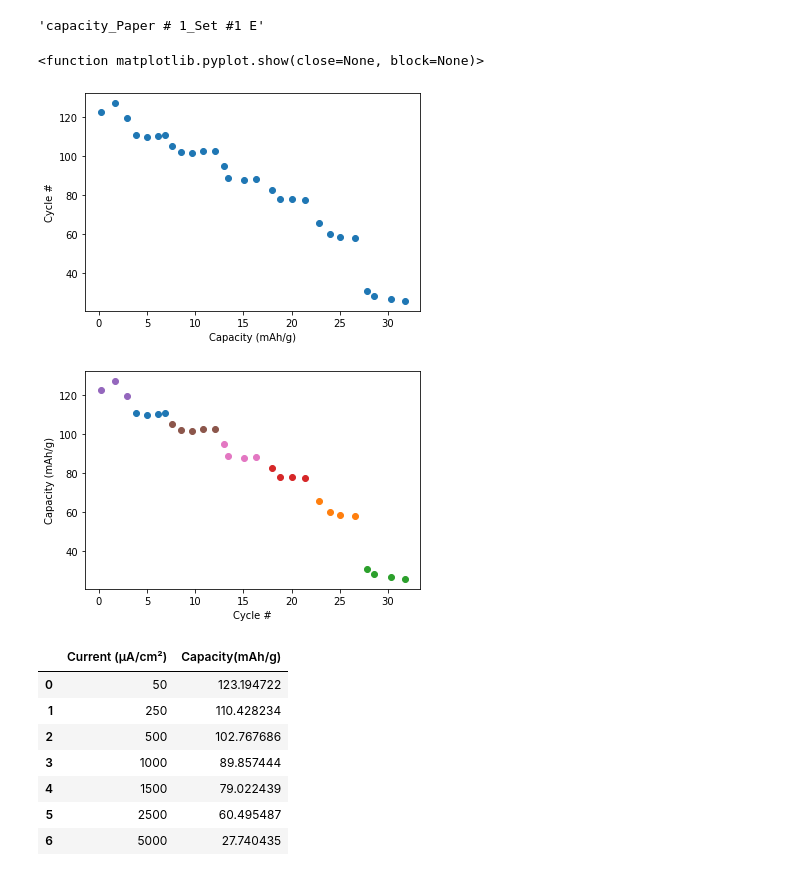
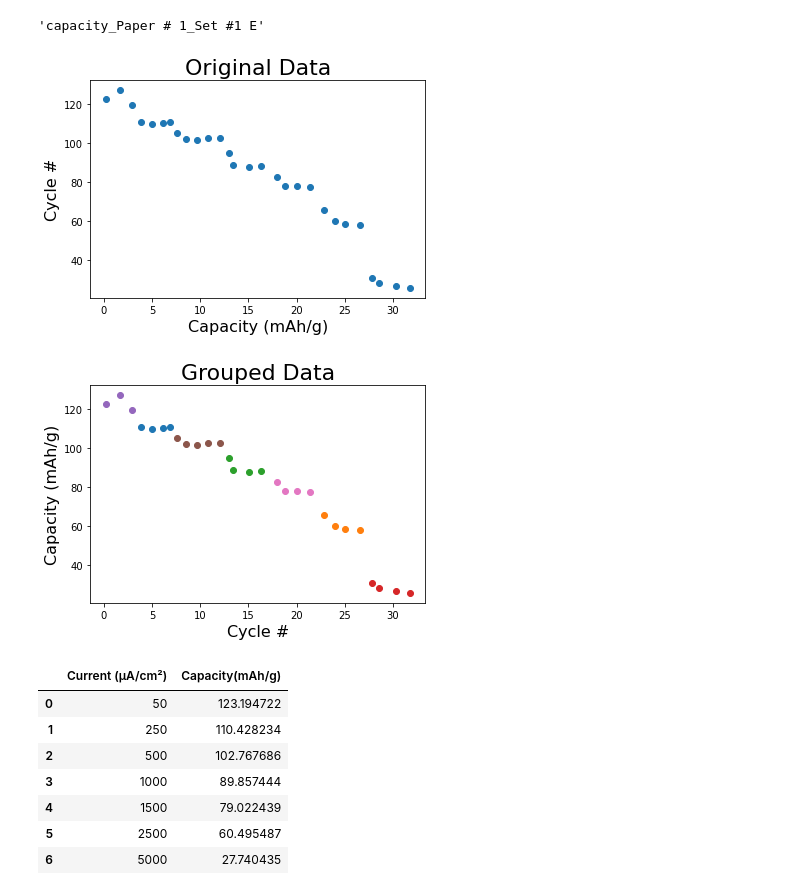
Before and after one commit to BatteryDesign/BatteryRateCap, a Jupyter notebook: Demo/Demo_data_conversion.ipynb, the cells around one changed output. Drawn from its saved outputs; the diff is of its cells as text; code cells hidden in the pictures.

Commit message:
update axis label fontsize

```diff
--- a/Demo/Demo_data_conversion.ipynb
+++ b/Demo/Demo_data_conversion.ipynb
@@ -134,20 +134,22 @@ user_selected_paper
 'capacity_Paper # 1_Set #1 E'
 # %%
 plt.scatter(globals()[user_selected_paper][:,0], globals()[user_selected_paper][:,1])
-plt.xlabel("Capacity (mAh/g)")
-plt.ylabel("Cycle #")
+plt.xlabel("Capacity (mAh/g)", fontsize=16)
+plt.ylabel("Cycle #", fontsize=16)
 plt.show
+plt.title("Original Data", fontsize=22)
+plt.savefig('capacity_cycle_raw.png')
 # %% [output]
-<function matplotlib.pyplot.show(close=None, block=None)>
-[figure, old version]
+[figure, new version]
 # %%
 current_list = [50, 250, 500, 1000, 1500, 2500, 5000] # units in µA/cm²
 # %%
 capacity_cycle_array = globals()[user_selected_paper]
 df = data_converter.capacity_cycle(capacity_cycle_array, 7, current_list, '(µA/cm²)','(mAh/g)')
+plt.title('Grouped Data',fontsize=22)
 plt.savefig('capacity_cycle.png')
 # %% [output]
-[figure, old version]
+[figure, new version]
 # %%
 df
 # %% [output]
```
Also changed, not shown: 3 other files.
